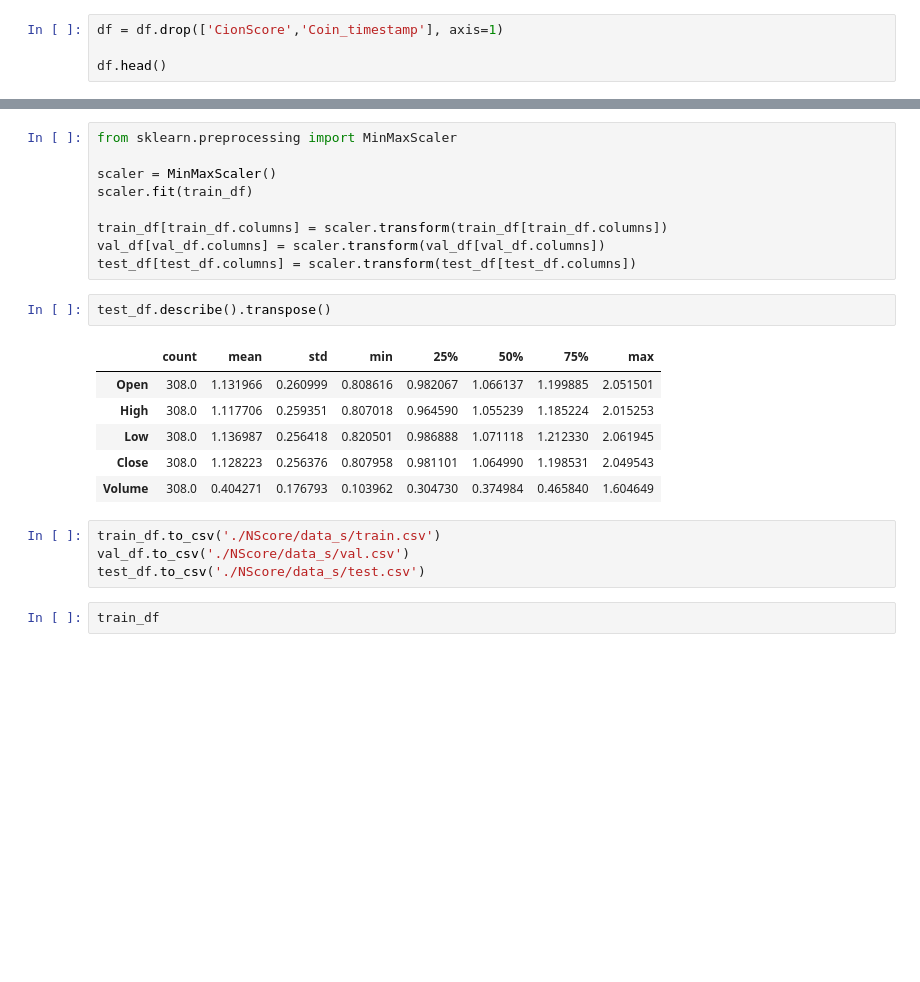
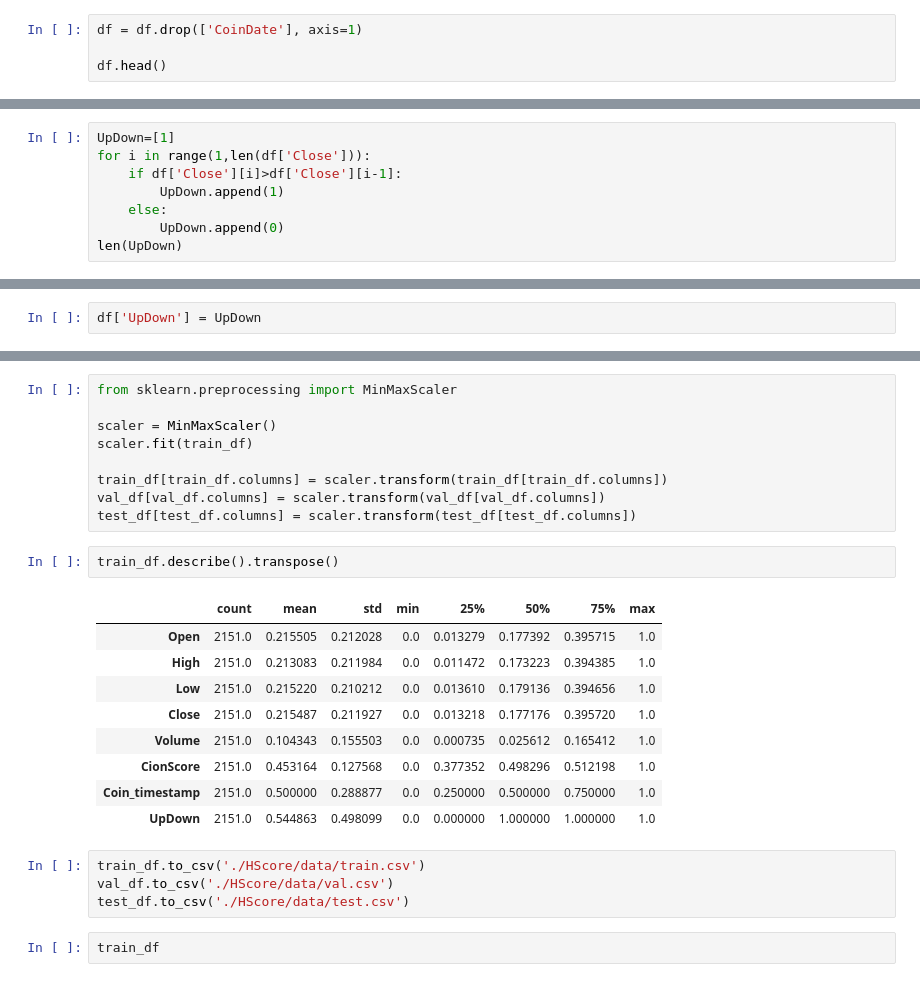
Before and after one commit to k1013726/PaperRelated, a Jupyter notebook: Final_analysis/CH12.ipynb, the cells around one changed output, grey strips where cells are left out. Drawn from its saved outputs; the diff is of its cells as text; blank space fills up the shorter version.

```diff
--- a/Final_analysis/CH12.ipynb
+++ b/Final_analysis/CH12.ipynb
@@ -66,7 +66,7 @@ df.describe().transpose()
 timestamp_s = pd.to_datetime(df['CoinDate']).map(datetime.datetime.timestamp)
 df['Coin_timestamp'] = timestamp_s
 # %%
-df = df.drop(['CionScore','Coin_timestamp'], axis=1)
+df = df.drop(['CoinDate'], axis=1)
 
 df.head()
 # %% [output]
@@ -78,0 +79,8 @@ df.head()
+# %%
+UpDown=[1]
+for i in range(1,len(df['Close'])):
+    if df['Close'][i]>df['Close'][i-1]:
+        UpDown.append(1)
+    else:
+        UpDown.append(0)
+len(UpDown)
@@ -79,3 +89,5 @@ df.head()
+# %%
+df['UpDown'] = UpDown
 # %%
 n = len(df)
 # Split 70:20:10 (train:validation:test)
@@ -96,18 +108,21 @@ train_df[train_df.columns] = scaler.transform(train_df[train_df.columns])
 val_df[val_df.columns] = scaler.transform(val_df[val_df.columns])
 test_df[test_df.columns] = scaler.transform(test_df[test_df.columns])
 # %%
-test_df.describe().transpose()
+train_df.describe().transpose()
 # %% [output]
 |  | count | mean | std | min | 25% | 50% | 75% | max |
-| Open | 308.0 | 1.131966 | 0.260999 | 0.808616 | 0.982067 | 1.066137 | 1.199885 | 2.051501 |
-| High | 308.0 | 1.117706 | 0.259351 | 0.807018 | 0.964590 | 1.055239 | 1.185224 | 2.015253 |
-| Low | 308.0 | 1.136987 | 0.256418 | 0.820501 | 0.986888 | 1.071118 | 1.212330 | 2.061945 |
-| Close | 308.0 | 1.128223 | 0.256376 | 0.807958 | 0.981101 | 1.064990 | 1.198531 | 2.049543 |
-| Volume | 308.0 | 0.404271 | 0.176793 | 0.103962 | 0.304730 | 0.374984 | 0.465840 | 1.604649 |
+| Open | 2151.0 | 0.215505 | 0.212028 | 0.0 | 0.013279 | 0.177392 | 0.395715 | 1.0 |
+| High | 2151.0 | 0.213083 | 0.211984 | 0.0 | 0.011472 | 0.173223 | 0.394385 | 1.0 |
+| Low | 2151.0 | 0.215220 | 0.210212 | 0.0 | 0.013610 | 0.179136 | 0.394656 | 1.0 |
+| Close | 2151.0 | 0.215487 | 0.211927 | 0.0 | 0.013218 | 0.177176 | 0.395720 | 1.0 |
+| Volume | 2151.0 | 0.104343 | 0.155503 | 0.0 | 0.000735 | 0.025612 | 0.165412 | 1.0 |
+| CionScore | 2151.0 | 0.453164 | 0.127568 | 0.0 | 0.377352 | 0.498296 | 0.512198 | 1.0 |
+| Coin_timestamp | 2151.0 | 0.500000 | 0.288877 | 0.0 | 0.250000 | 0.500000 | 0.750000 | 1.0 |
+| UpDown | 2151.0 | 0.544863 | 0.498099 | 0.0 | 0.000000 | 1.000000 | 1.000000 | 1.0 |
 # %%
-train_df.to_csv('./NScore/data_s/train.csv')
-val_df.to_csv('./NScore/data_s/val.csv')
-test_df.to_csv('./NScore/data_s/test.csv')
+train_df.to_csv('./HScore/data/train.csv')
+val_df.to_csv('./HScore/data/val.csv')
+test_df.to_csv('./HScore/data/test.csv')
 # %%
 train_df
 # %% [output]
```
Also changed, not shown: parts of 5 cells of this notebook, 9 other files.
